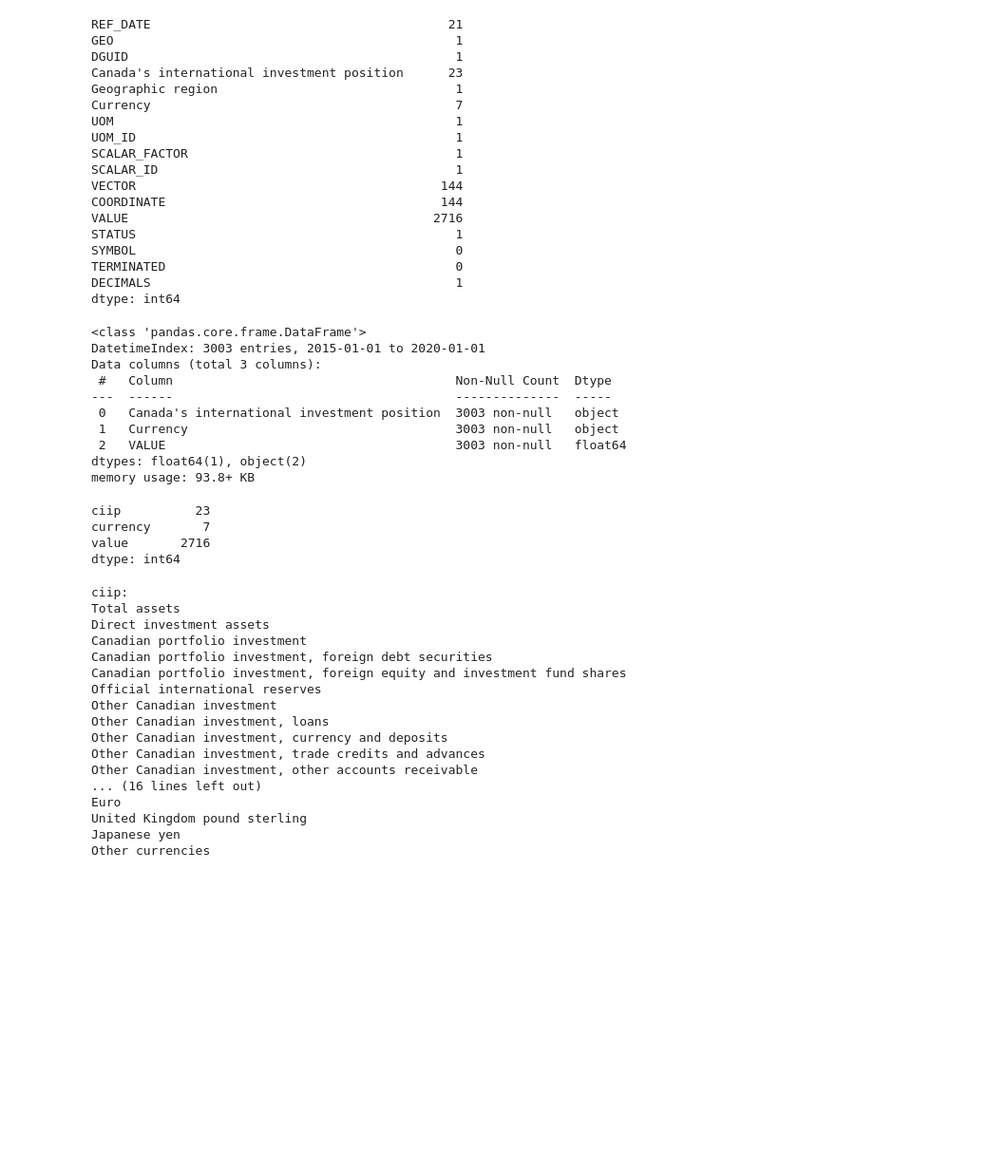
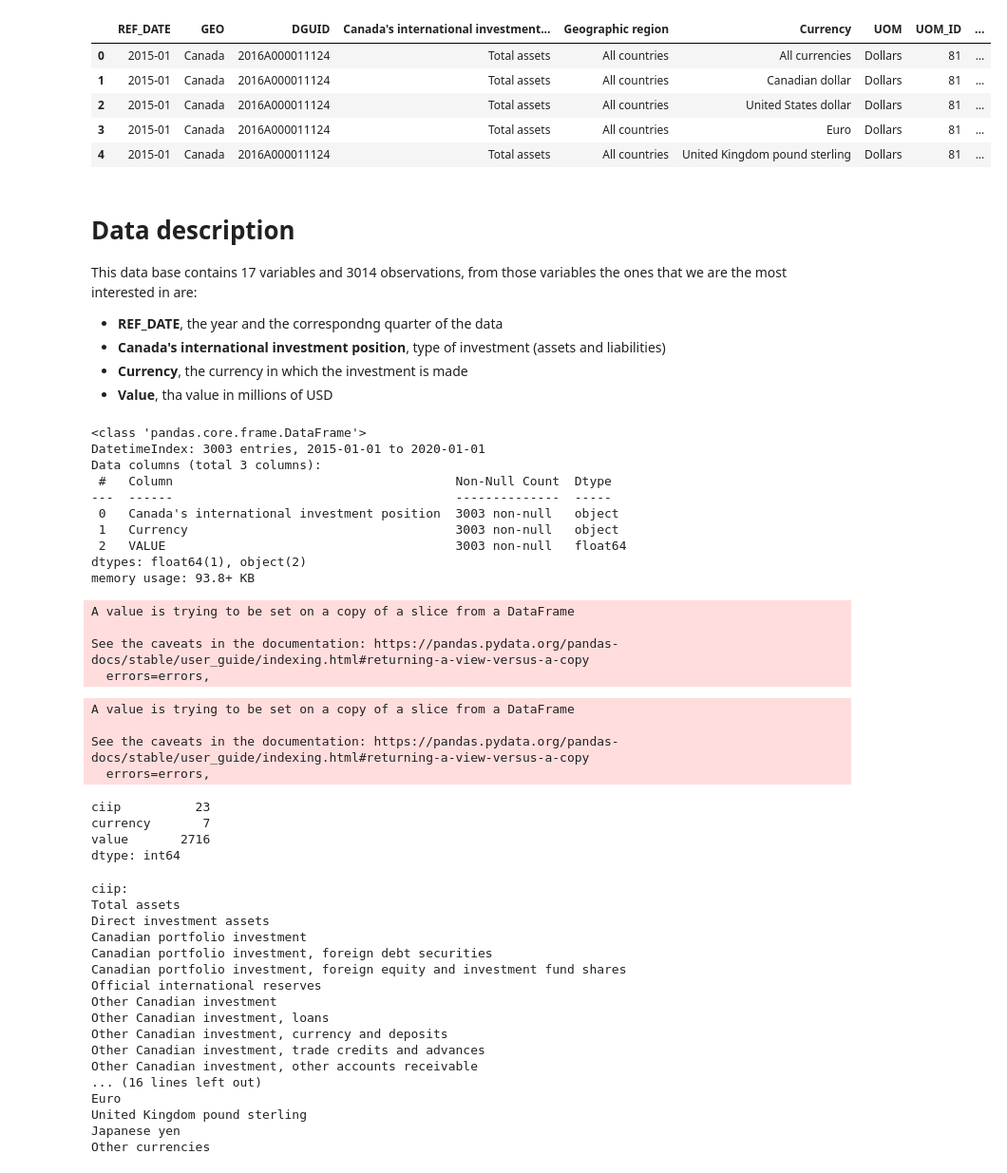
Before and after one commit to pimsmath/Ovintiv, a Jupyter notebook: Mobook_CIIP_2.ipynb, the cells around one changed output. Shown at 95% size. Cells and saved outputs as stored; diff of their text form; code cells hidden in the pictures; blank space fills up the shorter version.

```diff
--- a/Mobook_CIIP_2.ipynb
+++ b/Mobook_CIIP_2.ipynb
@@ -42,25 +28,32 @@ df.loc[~df.STATUS.isnull()][:]
-# %%
-df.nunique()
-# %% [output]
-REF_DATE                                        21
-GEO                                              1
-DGUID                                            1
-Canada's international investment position      23
-Geographic region                                1
-Currency                                         7
-UOM                                              1
-UOM_ID                                           1
-SCALAR_FACTOR                                    1
-SCALAR_ID                                        1
-VECTOR                                         144
-COORDINATE                                     144
-VALUE                                         2716
-STATUS                                           1
-SYMBOL                                           0
-TERMINATED                                       0
-DECIMALS                                         1
-dtype: int64
+# %%
+zip_in_memory = urlopen("https://www150.statcan.gc.ca/n1/tbl/csv/36100412-eng.zip").read()
+
+z = ZipFile(BytesIO(zip_in_memory))
+dict_of_dfs = {file.filename: pd.read_csv(z.open(file.filename))\
+               for file in z.infolist()\
+               if file.filename.endswith('.csv')}
+# %%
+df = dict_of_dfs['36100412.csv']
+df.head()
+# %% [output]
+|  | REF_DATE | GEO | DGUID | Canada's international investment... | Geographic region | Currency | UOM | UOM_ID | ... |
+| 0 | 2015-01 | Canada | 2016A000011124 | Total assets | All countries | All currencies | Dollars | 81 | ... |
+| 1 | 2015-01 | Canada | 2016A000011124 | Total assets | All countries | Canadian dollar | Dollars | 81 | ... |
+| 2 | 2015-01 | Canada | 2016A000011124 | Total assets | All countries | United States dollar | Dollars | 81 | ... |
+| 3 | 2015-01 | Canada | 2016A000011124 | Total assets | All countries | Euro | Dollars | 81 | ... |
+| 4 | 2015-01 | Canada | 2016A000011124 | Total assets | All countries | United Kingdom pound sterling | Dollars | 81 | ... |
+# %% [markdown]
+# Data description
+This data base contains 17 variables and 3014 observations, from those variables the ones that we are the most interested in are:
+
+* __REF_DATE__, the year and the correspondng quarter of the data
+* __Canada's international investment position__, type of investment (assets and liabilities)
+* __Currency__, the currency in which the investment is made
+* __Value__, tha value in millions of USD
 # %%
+df.loc[~df.STATUS.isnull()][:];
+df.nunique();
+
 main_cols = ["REF_DATE", "Canada's international investment position", "Currency", "VALUE"]
 df.drop(columns= df.columns[~df.columns.isin(main_cols)], inplace=True)
 df = df.loc[~df.VALUE.isnull()]
@@ -69,7 +62,7 @@ df = df.loc[~df.VALUE.isnull()]
 df.set_index(pd.to_datetime(df.REF_DATE), inplace=True)
 df.drop(columns="REF_DATE", inplace=True)
 
-df.info()
+df.info();
 # %% [output]
 <class 'pandas.core.frame.DataFrame'>
 DatetimeIndex: 3003 entries, 2015-01-01 to 2020-01-01
@@ -81,15 +74,23 @@ Data columns (total 3 columns):
  2   VALUE                                       3003 non-null   float64
 dtypes: float64(1), object(2)
 memory usage: 93.8+ KB
+A value is trying to be set on a copy of a slice from a DataFrame
+
+See the caveats in the documentation: https://pandas.pydata.org/pandas-docs/stable/user_guide/indexing.html#returning-a-view-versus-a-copy
+  errors=errors,
 # %%
 df.rename(columns={"Canada's international investment position":"ciip"}, inplace=True)
 df.columns = [c.lower() for c in df.columns]
 df.nunique()
 # %% [output]
-ciip          23
-currency       7
-value       2716
-dtype: int64
+A value is trying to be set on a copy of a slice from a DataFrame
+
+See the caveats in the documentation: https://pandas.pydata.org/pandas-docs/stable/user_guide/indexing.html#returning-a-view-versus-a-copy
+  errors=errors,
+ciip          23
+currency       7
+value       2716
+dtype: int64
 # %%
 print("ciip:", *df.ciip.unique(), "currency:", *df.currency.unique(), sep="\n")
 # %% [output]
```
Also changed, not shown: parts of 13 cells of this notebook.
